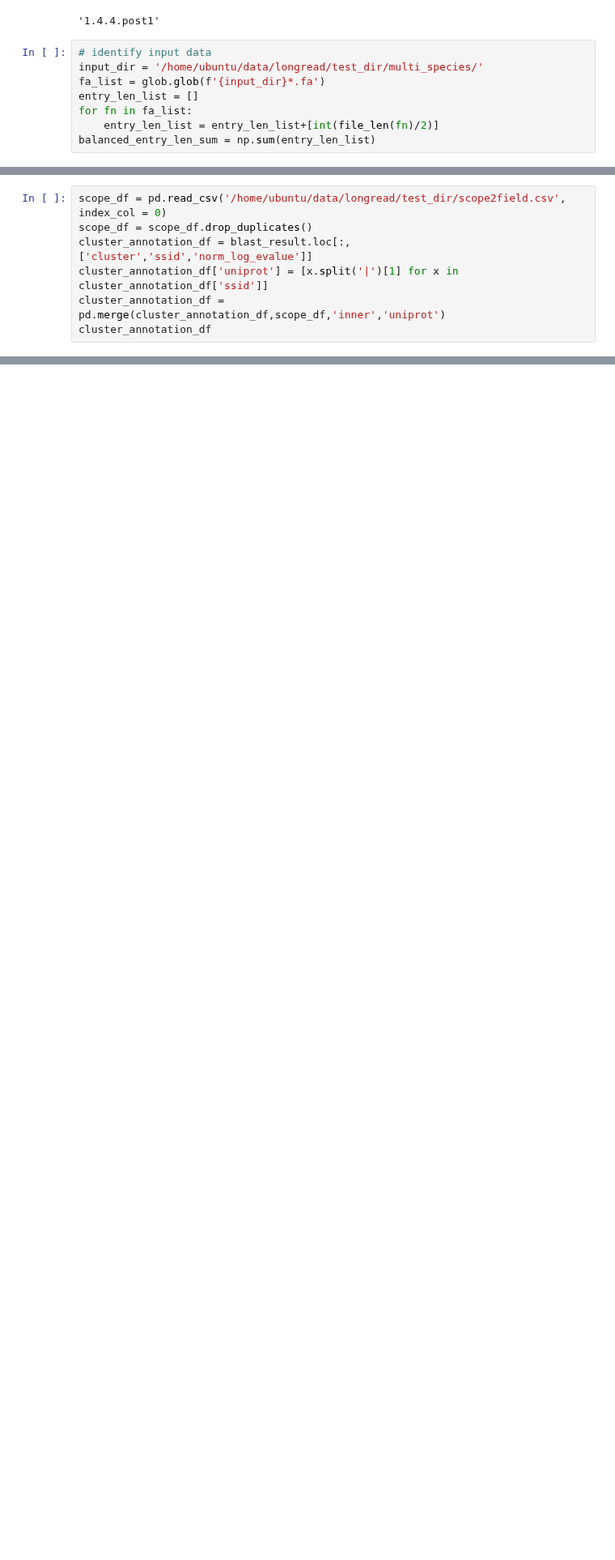
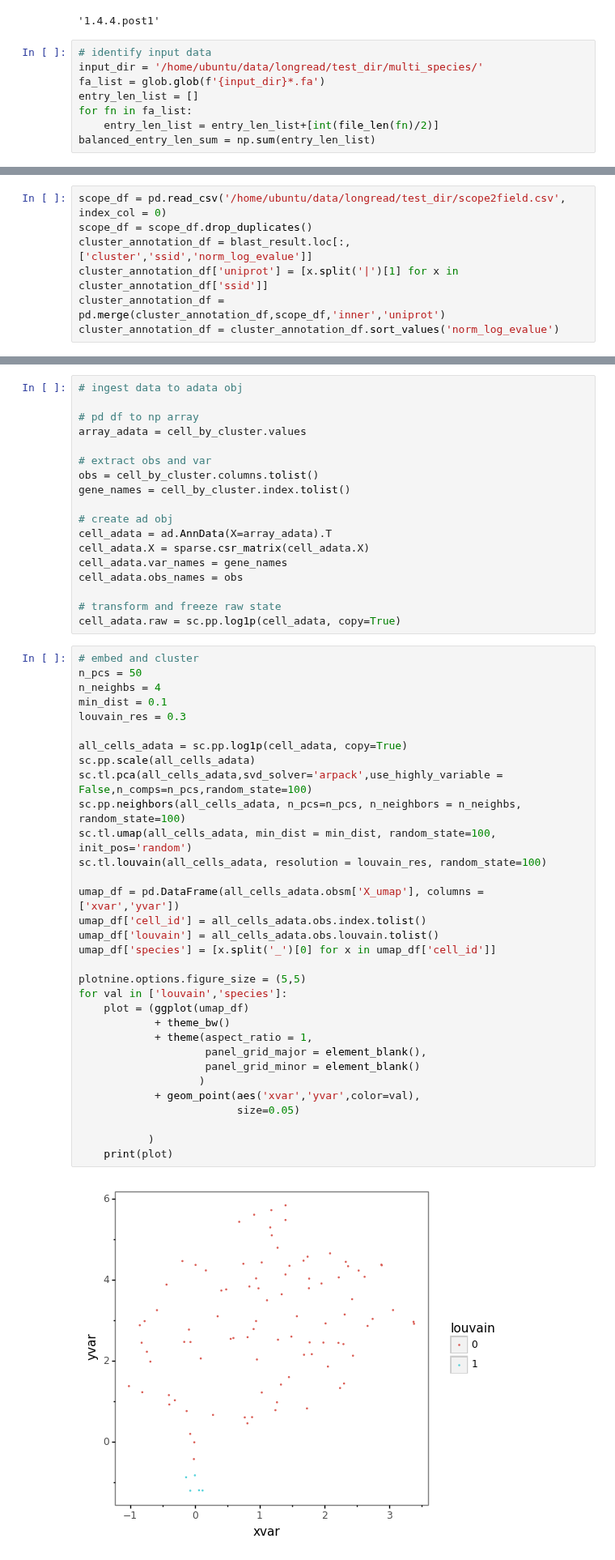
Before and after one commit to czbiohub/darmanis_group_DL_notebook, a Jupyter notebook: DL20191203_longread_cell_typing.ipynb, the cells around one changed output, grey strips where cells are left out. Shown at 81% size. Cells and saved outputs as stored; diff of their text form; blank space fills up the shorter version.

```diff
--- a/DL20191203_longread_cell_typing.ipynb
+++ b/DL20191203_longread_cell_typing.ipynb
@@ -392,4 +387,4 @@ scope_df = scope_df.drop_duplicates()
 cluster_annotation_df = blast_result.loc[:, ['cluster','ssid','norm_log_evalue']]
 cluster_annotation_df['uniprot'] = [x.split('|')[1] for x in cluster_annotation_df['ssid']]
 cluster_annotation_df = pd.merge(cluster_annotation_df,scope_df,'inner','uniprot')
-cluster_annotation_df
+cluster_annotation_df = cluster_annotation_df.sort_values('norm_log_evalue')
@@ -398,0 +408,52 @@ scope_df.drop_duplicates()
+# %%
+# ingest data to adata obj
+
+# pd df to np array
+array_adata = cell_by_cluster.values
+
+# extract obs and var
+obs = cell_by_cluster.columns.tolist()
+gene_names = cell_by_cluster.index.tolist()
+
+# create ad obj
+cell_adata = ad.AnnData(X=array_adata).T
+cell_adata.X = sparse.csr_matrix(cell_adata.X)
+cell_adata.var_names = gene_names
+cell_adata.obs_names = obs
+
+# transform and freeze raw state
+cell_adata.raw = sc.pp.log1p(cell_adata, copy=True)
+# %%
+# embed and cluster
+n_pcs = 50
+n_neighbs = 4
+min_dist = 0.1
+louvain_res = 0.3
+
+all_cells_adata = sc.pp.log1p(cell_adata, copy=True)
+sc.pp.scale(all_cells_adata)
+sc.tl.pca(all_cells_adata,svd_solver='arpack',use_highly_variable = False,n_comps=n_pcs,random_state=100)
+sc.pp.neighbors(all_cells_adata, n_pcs=n_pcs, n_neighbors = n_neighbs, random_state=100)
+sc.tl.umap(all_cells_adata, min_dist = min_dist, random_state=100, init_pos='random')
+sc.tl.louvain(all_cells_adata, resolution = louvain_res, random_state=100)
+
+umap_df = pd.DataFrame(all_cells_adata.obsm['X_umap'], columns = ['xvar','yvar'])
+umap_df['cell_id'] = all_cells_adata.obs.index.tolist()
+umap_df['louvain'] = all_cells_adata.obs.louvain.tolist()
+umap_df['species'] = [x.split('_')[0] for x in umap_df['cell_id']]
+
+plotnine.options.figure_size = (5,5)
+for val in ['louvain','species']:
+    plot = (ggplot(umap_df)
+            + theme_bw()
+            + theme(aspect_ratio = 1,
+                    panel_grid_major = element_blank(),
+                    panel_grid_minor = element_blank()
+                   )
+            + geom_point(aes('xvar','yvar',color=val),
+                         size=0.05)
+
+           )
+    print(plot)
+# %% [output]
+[figure, added]
```
Also changed, not shown: parts of 7 cells of this notebook, 1 other file.
